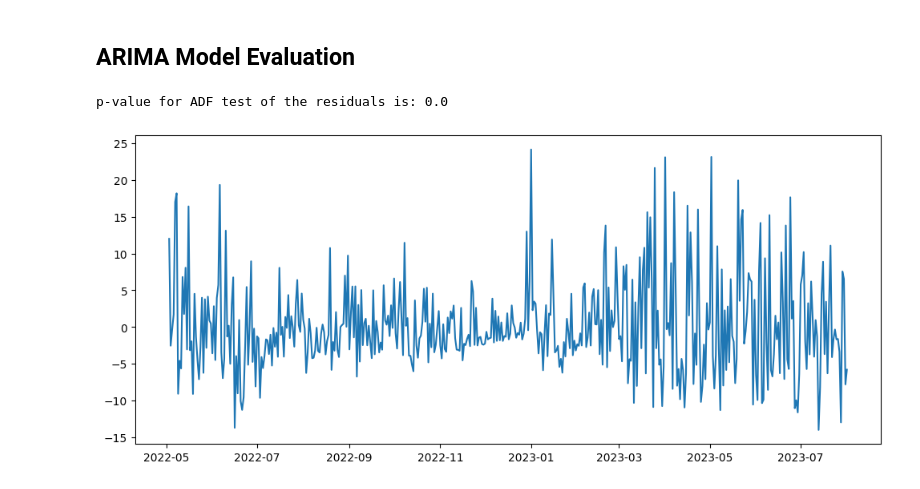
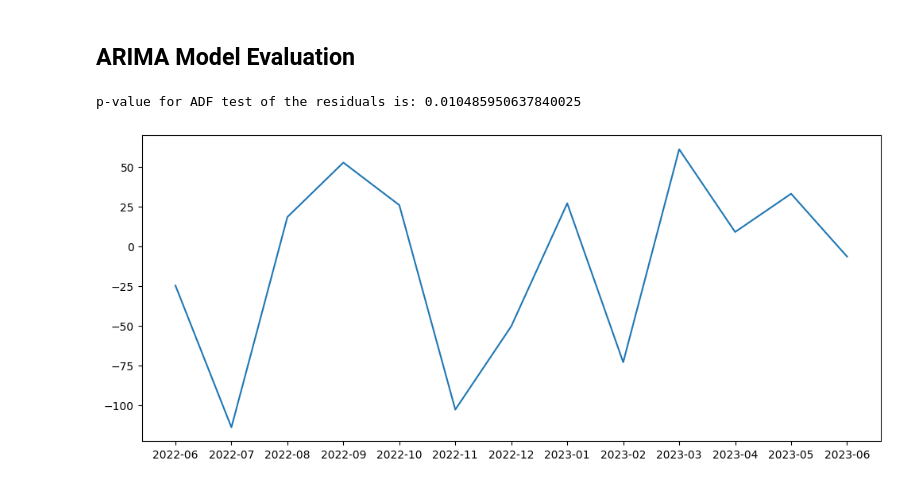
Before and after one commit to vubanc/BikeTimeSeriesAnalysis, a Jupyter notebook: TimeSeriesAnalysis.ipynb, the cells around one changed output. Drawn from its saved outputs; the diff is of its cells as text; code cells hidden in the pictures.

```diff
--- a/TimeSeriesAnalysis.ipynb
+++ b/TimeSeriesAnalysis.ipynb
@@ -31,0 +33,8 @@ df.head(2)
+# %%
+#Data Manipulation (monthly trips)
+df.rename(columns={"Date":"date"}, inplace=True)
+df["month"] = pd.to_datetime(df["date"]).dt.strftime("%Y-%m")
+df_monthlyTrips = df.groupby("month", as_index=False)["id"].count()
+df_monthlyTrips.rename(columns={"id":"trip_count"}, inplace=True)
+df_monthlyTrips.set_index("month", inplace=True)
+df_monthlyTrips.head(2)
@@ -142,0 +163,11 @@ Warnings:
+# %%
+#Training and testing data
+df_train_monthly = df_monthlyTrips[["trip_count"]][:"2022-12"]
+df_test_monthly = df_monthlyTrips[["trip_count"]]["2023-01":"2023-07"]
+
+df_train_daily = df_dailyTrips[["trip_count"]][:'2023-06-30']
+df_test_daily = df_dailyTrips[["trip_count"]]['2023-07-01':]
+# %%
+#Fixed window predictions (monthly)
+monthly_model = AutoReg(endog=df_train_monthly, lags=1).fit()
+monthly_predictions = monthly_model.predict(start=0, end=len(df_monthlyTrips)-1)
@@ -142,0 +178,12 @@ Warnings:
+# %%
+#Rolling window origin predictions (monthly)
+monthly_predictions = {'month':[], 'trip_count':[]}
+for month in df_test_monthly.index:
+  train_end = list(df_monthlyTrips.index).index(month)
+  train_data = df_monthlyTrips[["trip_count"]][:train_end] #train_end here is a numeric index. Hence, the last one will be excluded
+  monthly_model = ARIMA(endog=train_data, order=(2,0,1)).fit()
+  monthly_predictions['month'].append(month)
+  monthly_predictions['trip_count'].append(monthly_model.forecast().astype(int))
+
+monthly_predictions = pd.DataFrame(monthly_predictions).set_index('month')
+print(monthly_model.summary())
@@ -154,10 +244,10 @@ predictions = pd.DataFrame(predictions).set_index('date')
 # %%
-#Checking for white noise in the residuals
-residuals = model.resid[1:]
+#Checking for white noise in the residuals (monthly)
+residuals =  monthly_model.resid[1:]
 plt.figure(figsize=(12,5))
 plt.plot(residuals)
 print(f"p-value for ADF test of the residuals is: {adfuller(residuals)[1]}")
 plt.show()
 # %% [output]
-p-value for ADF test of the residuals is: 0.0
+p-value for ADF test of the residuals is: 0.010485950637840025
-[figure, old version]
+[figure, new version]
```
Also changed, not shown: parts of 33 cells of this notebook.
